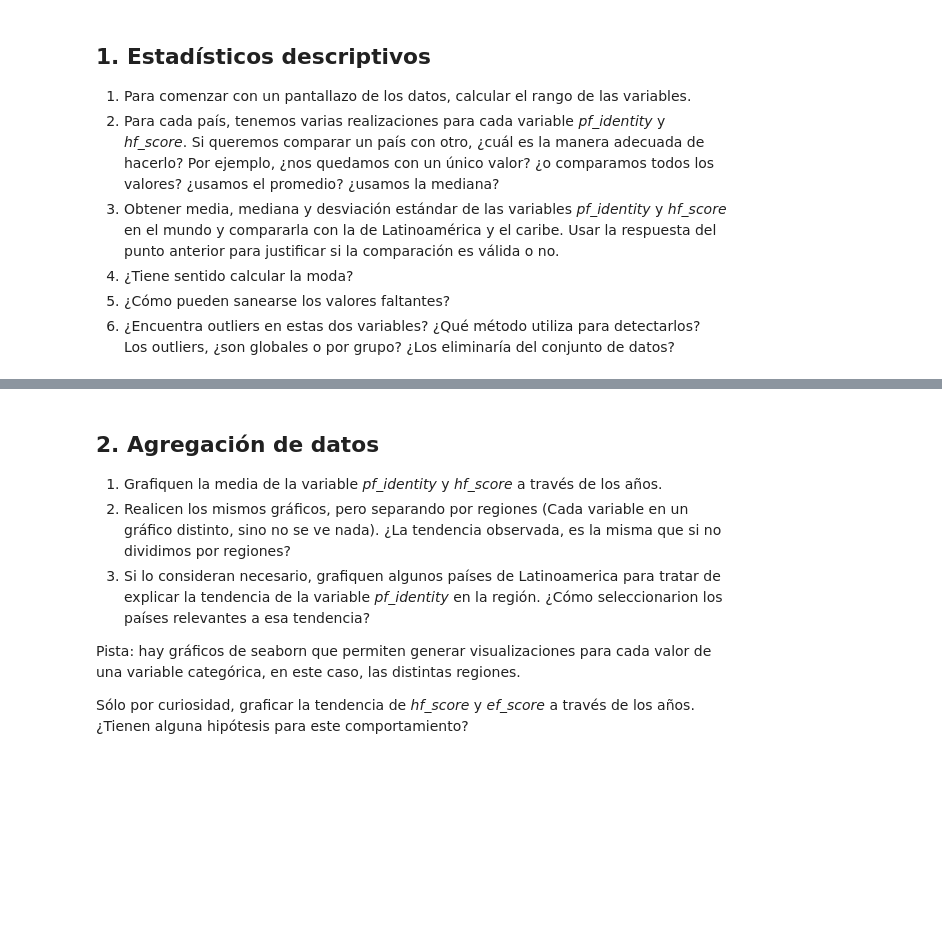
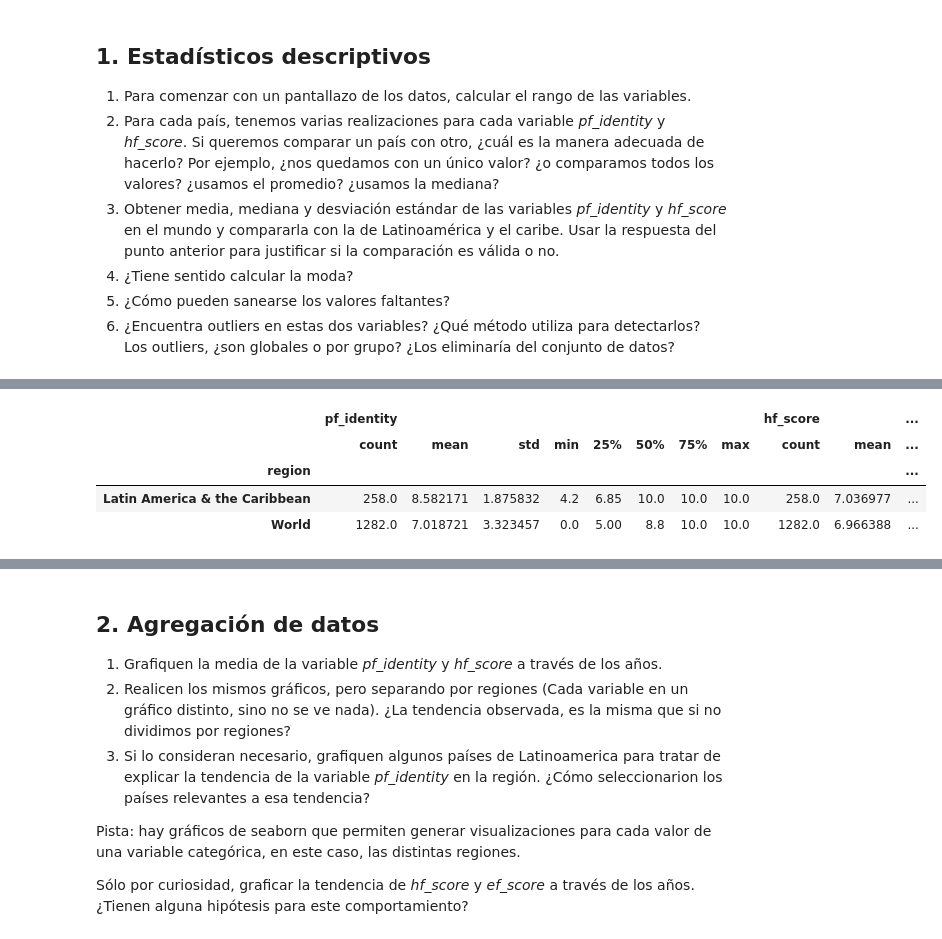
Before and after one commit to ser0090/dipdata, a Jupyter notebook: analisisvis/notebooks/practico.ipynb, the cells around one changed output, grey strips where cells are left out. Saved outputs shown, nothing was run; the diff lists cells and outputs as text; code cells hidden in the pictures; blank space fills up the shorter version.

```diff
--- a/analisisvis/notebooks/practico.ipynb
+++ b/analisisvis/notebooks/practico.ipynb
@@ -185,0 +208,14 @@ ranges.loc[['min', 'max'], :]
+# %%
+result = dataset.copy()
+result.region = result.region.apply(
+    lambda x: 'World' if 'Latin America' not in x  else x
+)
+columns_3 = ['pf_identity', 'hf_score', 'region']
+result = result[columns_3]
+result.groupby(['region']).describe()
+# %% [output]
+|  | pf_identity |  |  |  |  |  |  |  | hf_score |  | ... |
+|  | count | mean | std | min | 25% | 50% | 75% | max | count | mean | ... |
+| region |  |  |  |  |  |  |  |  |  |  | ... |
+| Latin America & the Caribbean | 258.0 | 8.582171 | 1.875832 | 4.2 | 6.85 | 10.0 | 10.0 | 10.0 | 258.0 | 7.036977 | ... |
+| World | 1282.0 | 7.018721 | 3.323457 | 0.0 | 5.00 | 8.8 | 10.0 | 10.0 | 1282.0 | 6.966388 | ... |
```
Also changed, not shown: parts of 7 cells of this notebook.
